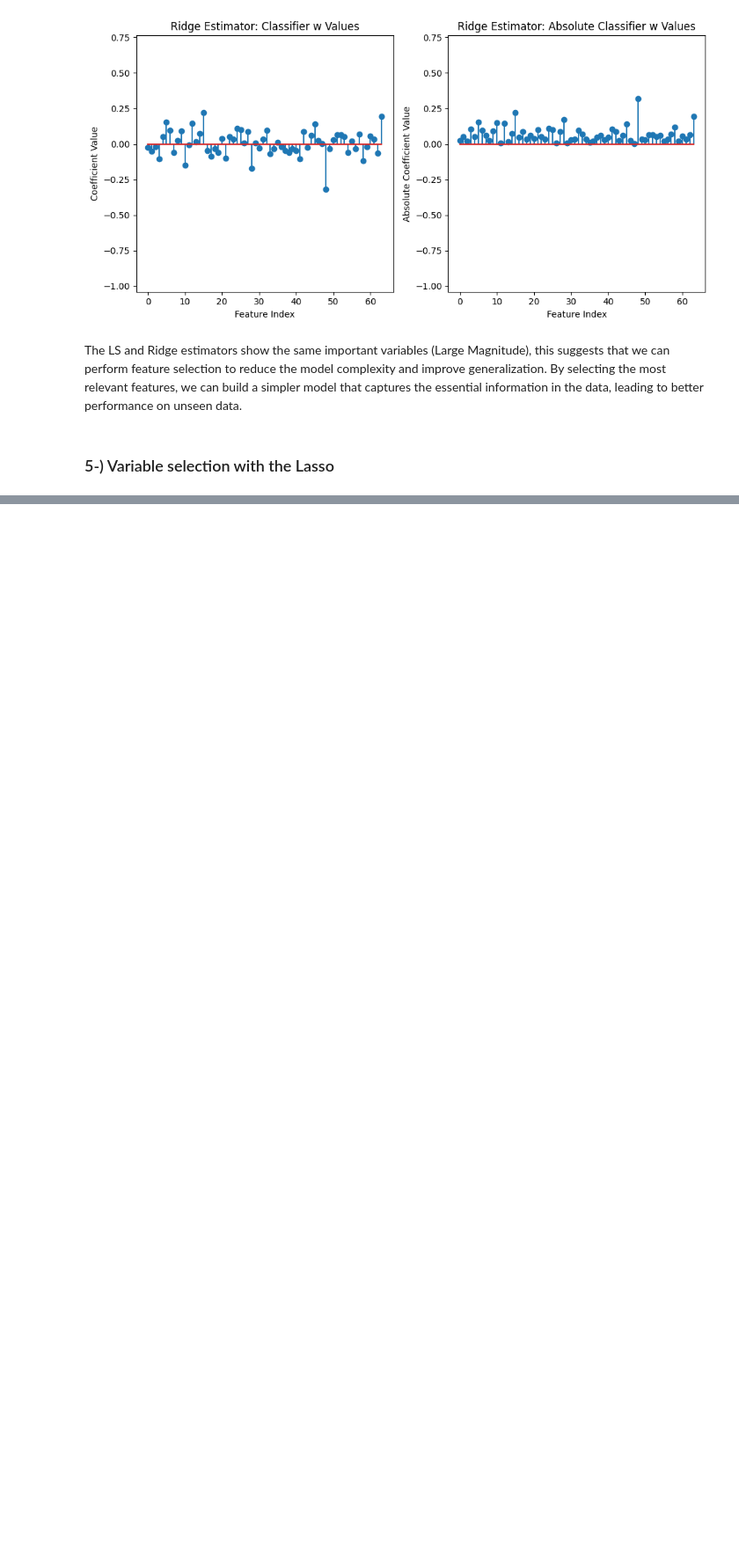
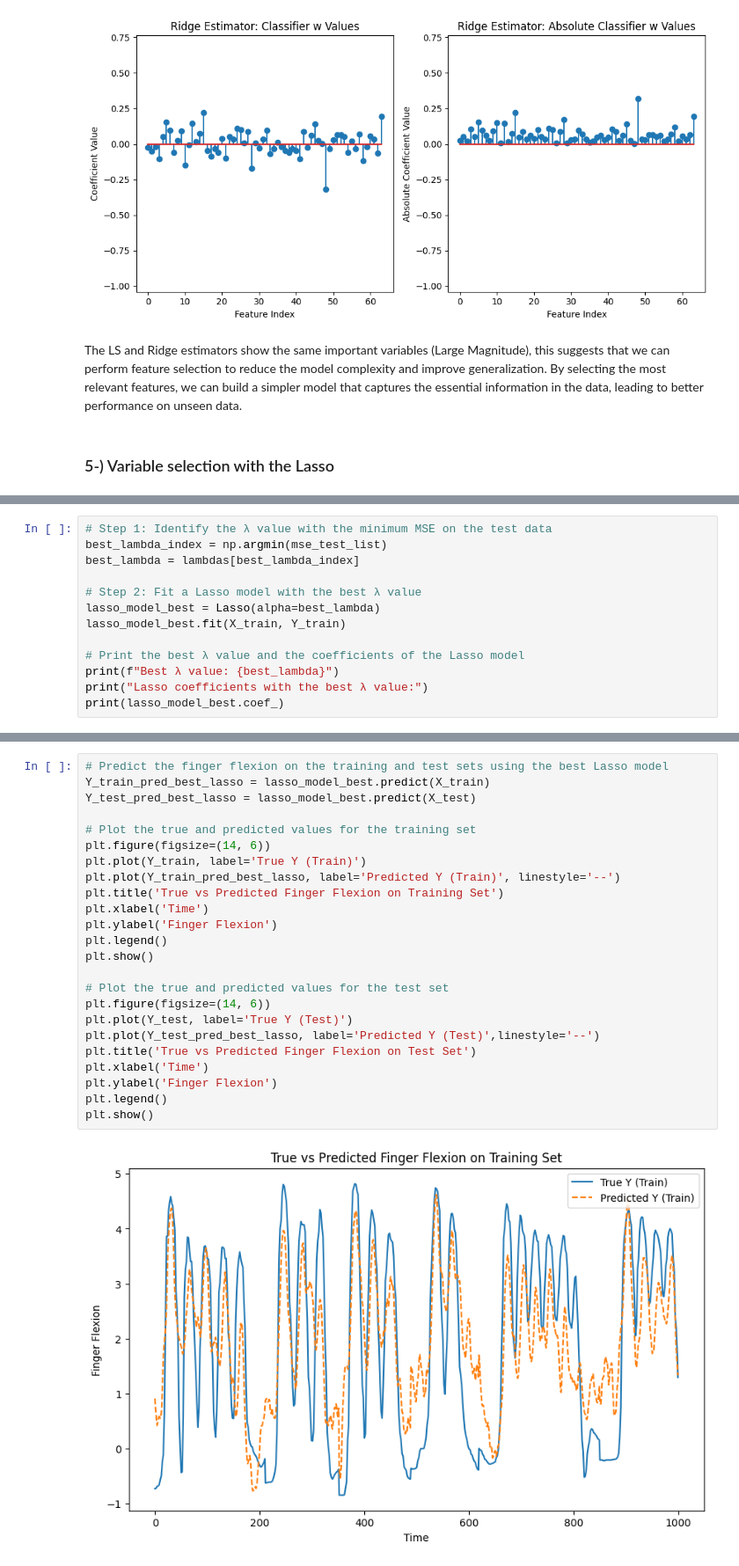
Before and after one commit to YessineMkaouar/Practical-Machine-Learning, a Jupyter notebook: Regression/Lab2.ipynb, the cells around one changed output, grey strips where cells are left out. Shown at 88% size. Drawn from its saved outputs; the diff is of its cells as text; blank space fills up the shorter version.

```diff
--- a/Regression/Lab2.ipynb
+++ b/Regression/Lab2.ipynb
@@ -454,0 +543,13 @@ The LS and Ridge estimators show the same important variables (Large Magnitude),
+# %%
+# Step 1: Identify the λ value with the minimum MSE on the test data
+best_lambda_index = np.argmin(mse_test_list)
+best_lambda = lambdas[best_lambda_index]
+
+# Step 2: Fit a Lasso model with the best λ value
+lasso_model_best = Lasso(alpha=best_lambda)
+lasso_model_best.fit(X_train, Y_train)
+
+# Print the best λ value and the coefficients of the Lasso model
+print(f"Best λ value: {best_lambda}")
+print("Lasso coefficients with the best λ value:")
+print(lasso_model_best.coef_)
@@ -454,0 +570,26 @@ The LS and Ridge estimators show the same important variables (Large Magnitude),
+# %%
+# Predict the finger flexion on the training and test sets using the best Lasso model
+Y_train_pred_best_lasso = lasso_model_best.predict(X_train)
+Y_test_pred_best_lasso = lasso_model_best.predict(X_test)
+
+# Plot the true and predicted values for the training set
+plt.figure(figsize=(14, 6))
+plt.plot(Y_train, label='True Y (Train)')
+plt.plot(Y_train_pred_best_lasso, label='Predicted Y (Train)', linestyle='--')
+plt.title('True vs Predicted Finger Flexion on Training Set')
+plt.xlabel('Time')
+plt.ylabel('Finger Flexion')
+plt.legend()
+plt.show()
+
+# Plot the true and predicted values for the test set
+plt.figure(figsize=(14, 6))
+plt.plot(Y_test, label='True Y (Test)')
+plt.plot(Y_test_pred_best_lasso, label='Predicted Y (Test)',linestyle='--')
+plt.title('True vs Predicted Finger Flexion on Test Set')
+plt.xlabel('Time')
+plt.ylabel('Finger Flexion')
+plt.legend()
+plt.show()
+# %% [output]
+[figure, added]
```
Also changed, not shown: parts of 13 cells of this notebook.
